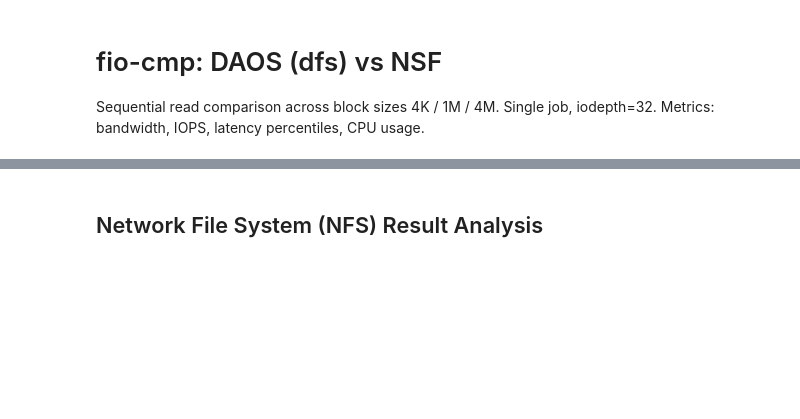
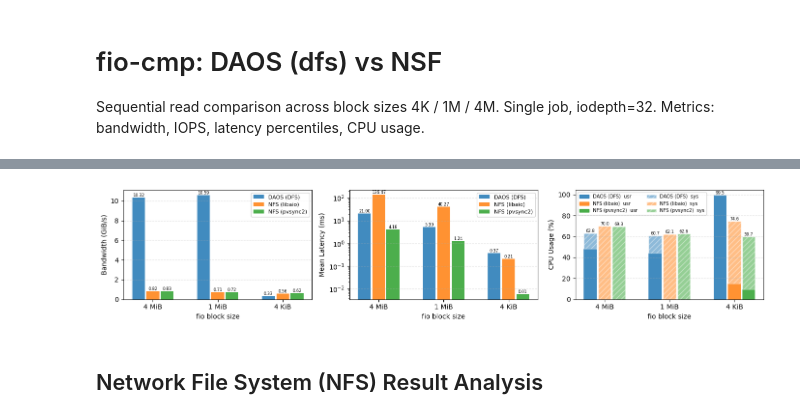
Before and after one commit to cissieAB/pdsw26_daos-bench, a Jupyter notebook: results/testbed/fio-cmp/fio_cmp.ipynb, the cells around one changed output, grey strips where cells are left out. Saved outputs shown, nothing was run; the diff lists cells and outputs as text; code cells hidden in the pictures; blank space fills up the shorter version.

```diff
--- a/results/testbed/fio-cmp/fio_cmp.ipynb
+++ b/results/testbed/fio-cmp/fio_cmp.ipynb
@@ -19,3 +97,74 @@ COLORS   = {"daos": "#1f77b4", "nsf": "#ff7f0e"}
+# %%
+from matplotlib.patches import Patch
+
+_SYSTEMS  = ["DAOS-DFS", "NFS-libaio", "NFS-pvsync2"]
+_DISPLAY  = ["DAOS (DFS)", "NFS (libaio)", "NFS (pvsync2)"]
+_BS_ORDER  = ["4m", "1m", "4k"]
+_BS_LABELS = ["4 MiB", "1 MiB", "4 KiB"]
+
+tab10   = plt.colormaps["tab10"]
+_colors = {s: tab10(i) for i, s in enumerate(_SYSTEMS)}
+
+n_grp   = len(_SYSTEMS)
+width   = 0.22
+x       = np.arange(len(_BS_ORDER))
+offsets = np.arange(n_grp) * width - (n_grp - 1) * width / 2.0
+
+fig, axes = plt.subplots(1, 3, figsize=(14, 3))
+
+# ── Panel 1: Median BW ──────────────────────────────────────────────────────
+ax = axes[0]
+for gi, (sys_, dname) in enumerate(zip(_SYSTEMS, _DISPLAY)):
+    vals = [np.median(_run_data[(sys_, bs)]["bw_GiBs"]) for bs in _BS_ORDER]
+    bars = ax.bar(x + offsets[gi], vals, width * 0.9, label=dname, color=_colors[sys_], alpha=0.85)
+    for bar, v in zip(bars, vals):
+        ax.text(bar.get_x() + bar.get_width() / 2, bar.get_height(),
+                f"{v:.2f}", ha="center", va="bottom", fontsize=6, rotation=0)
+ax.set_xticks(x); ax.set_xticklabels(_BS_LABELS, fontsize=10)
+ax.set_xlabel("fio block size"); ax.set_ylabel("Bandwidth (GiB/s)")
+ax.grid(axis="y", linestyle="--", alpha=0.4)
+ax.legend(fontsize=8, loc="best")
+
+# ── Panel 2: Mean latency (log scale) ──────────────────────────────────────
+ax = axes[1]
+for gi, (sys_, dname) in enumerate(zip(_SYSTEMS, _DISPLAY)):
+    vals = [_run_data[(sys_, bs)]["lat_mean_ms"].mean() for bs in _BS_ORDER]
+    bars = ax.bar(x + offsets[gi], vals, width * 0.9, label=dname, color=_colors[sys_], alpha=0.85)
+    for bar, v in zip(bars, vals):
+        ax.text(bar.get_x() + bar.get_width() / 2, bar.get_height(),
+                f"{v:.2f}", ha="center", va="bottom", fontsize=6, rotation=0)
+ax.set_xticks(x); ax.set_xticklabels(_BS_LABELS, fontsize=10)
+ax.set_xlabel("fio block size"); ax.set_ylabel("Mean Latency (ms)")
+ax.set_yscale("log")
+ax.grid(axis="y", linestyle="--", alpha=0.4)
+ax.legend(fontsize=8, loc="best")
+
+# ── Panel 3: CPU usage (usr solid + sys hatched, stacked) ──────────────────
+ax = axes[2]
+for gi, (sys_, dname) in enumerate(zip(_SYSTEMS, _DISPLAY)):
+    usr_vals = [_run_data[(sys_, bs)]["usr_cpu"].mean() for bs in _BS_ORDER]
+    sys_vals = [_run_data[(sys_, bs)]["sys_cpu"].mean() for bs in _BS_ORDER]
+    ax.bar(x + offsets[gi], usr_vals, width * 0.9, color=_colors[sys_], alpha=0.85)
+    top_bars = ax.bar(x + offsets[gi], sys_vals, width * 0.9, bottom=usr_vals,
+                      color=_colors[sys_], alpha=0.5, hatch="///", edgecolor="white", linewidth=1)
+    for bar, u, s in zip(top_bars, usr_vals, sys_vals):
+        ax.text(bar.get_x() + bar.get_width() / 2, u + s,
+                f"{u+s:.1f}", ha="center", va="bottom", fontsize=6, rotation=0)
+ax.set_xticks(x); ax.set_xticklabels(_BS_LABELS, fontsize=10)
+ax.set_xlabel("fio block size"); ax.set_ylabel("CPU Usage (%)")
+ax.grid(axis="y", linestyle="--", alpha=0.4)
+usr_patches = [Patch(color=_colors[s], alpha=0.85, label=f"{dn}  usr")
+               for s, dn in zip(_SYSTEMS, _DISPLAY)]
+sys_patches = [Patch(facecolor=_colors[s], alpha=0.5, hatch="///",
+                     edgecolor="white", label=f"{dn}  sys")
+               for s, dn in zip(_SYSTEMS, _DISPLAY)]
+ax.legend(handles=usr_patches + sys_patches, fontsize=7, ncol=2, loc="best")
+
+plt.tight_layout()
+plt.savefig("fio-cmp_bw-meanlat-cpu.pdf", dpi=150)
+plt.show()
+# %% [output]
+[figure, added]
 # %% [markdown]
 ## Network File System (NFS) Result Analysis
 # %% [markdown]
```
Also changed, not shown: parts of 25 cells of this notebook, 3 other files.
